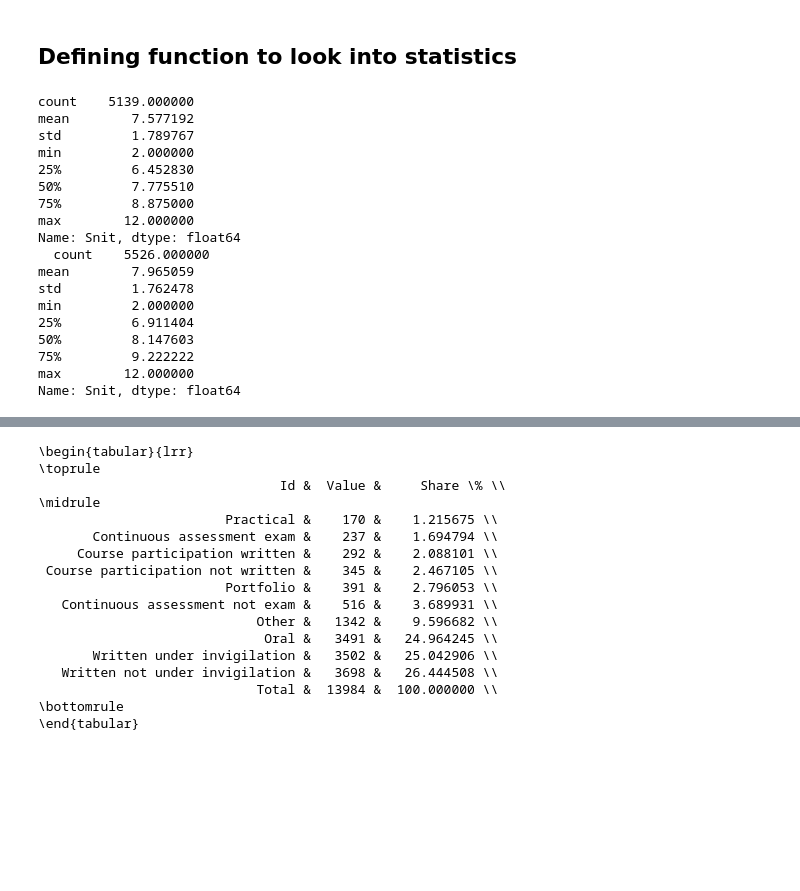
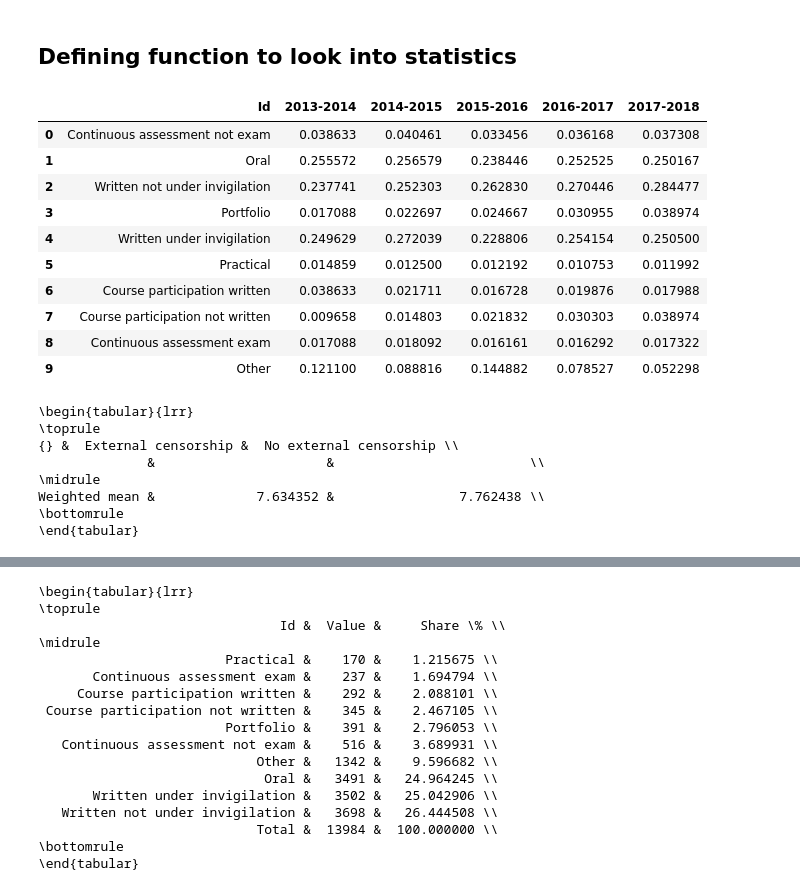
Before and after one commit to tnv875/Group18-NoTeeth, a Jupyter notebook: Exam project/Mag/Deskriptiv statistik.ipynb, the cells around one changed output, grey strips where cells are left out. Drawn from its saved outputs; the diff is of its cells as text; code cells hidden in the pictures; blank space fills up the shorter version.

```diff
--- a/Exam project/Mag/Deskriptiv statistik.ipynb
+++ b/Exam project/Mag/Deskriptiv statistik.ipynb
@@ -196,26 +216,36 @@ df["Snit"] = snit
+# %%
+tlen_byyear_share('Type of assessmet_edit')
+# %% [output]
+|  | Id | 2013-2014 | 2014-2015 | 2015-2016 | 2016-2017 | 2017-2018 |
+| 0 | Continuous assessment not exam | 0.038633 | 0.040461 | 0.033456 | 0.036168 | 0.037308 |
+| 1 | Oral | 0.255572 | 0.256579 | 0.238446 | 0.252525 | 0.250167 |
+| 2 | Written not under invigilation | 0.237741 | 0.252303 | 0.262830 | 0.270446 | 0.284477 |
+| 3 | Portfolio | 0.017088 | 0.022697 | 0.024667 | 0.030955 | 0.038974 |
+| 4 | Written under invigilation | 0.249629 | 0.272039 | 0.228806 | 0.254154 | 0.250500 |
+| 5 | Practical | 0.014859 | 0.012500 | 0.012192 | 0.010753 | 0.011992 |
+| 6 | Course participation written | 0.038633 | 0.021711 | 0.016728 | 0.019876 | 0.017988 |
+| 7 | Course participation not written | 0.009658 | 0.014803 | 0.021832 | 0.030303 | 0.038974 |
+| 8 | Continuous assessment exam | 0.017088 | 0.018092 | 0.016161 | 0.016292 | 0.017322 |
+| 9 | Other | 0.121100 | 0.088816 | 0.144882 | 0.078527 | 0.052298 |
 # %%
 df2 = df[df['Type of assessmet_edit'] == 'Oral' ]
 df_nocen = df[df['Censorship form_edit'] == 'No external censorship']
 df_cen = df[df['Censorship form_edit'] == 'External censorship']
 
 
-print(pd.to_numeric(df_cen['Snit']).describe(), '\n ', pd.to_numeric(df_nocen['Snit']).describe())
+#print(sum(df_cen['W_snit']*sum(df['bestået'])/sum(df_cen['bestået'])), '\n ', sum(df_nocen['W_snit']*sum(df['bestået'])/sum(df_nocen['bestået'])))
+
+df_stat1 = pd.DataFrame()
+df_stat1[''] = ['Weighted mean']
+df_stat1['External censorship'] = [sum(df_cen['W_snit']*sum(df['bestået'])/sum(df_cen['bestået']))]
+df_stat1['No external censorship'] = [sum(df_nocen['W_snit']*sum(df['bestået'])/sum(df_nocen['bestået']))]
+print(df_stat1.set_index('').to_latex())
 # %% [output]
-count    5139.000000
-mean        7.577192
-std         1.789767
-min         2.000000
-25%         6.452830
-50%         7.775510
-75%         8.875000
-max        12.000000
-Name: Snit, dtype: float64
-  count    5526.000000
-mean        7.965059
-std         1.762478
-min         2.000000
-25%         6.911404
-50%         8.147603
-75%         9.222222
-max        12.000000
-Name: Snit, dtype: float64
+\begin{tabular}{lrr}
+\toprule
+{} &  External censorship &  No external censorship \\
+              &                      &                         \\
+\midrule
+Weighted mean &             7.634352 &                7.762438 \\
+\bottomrule
+\end{tabular}
```
Also changed, not shown: parts of 7 cells of this notebook.
